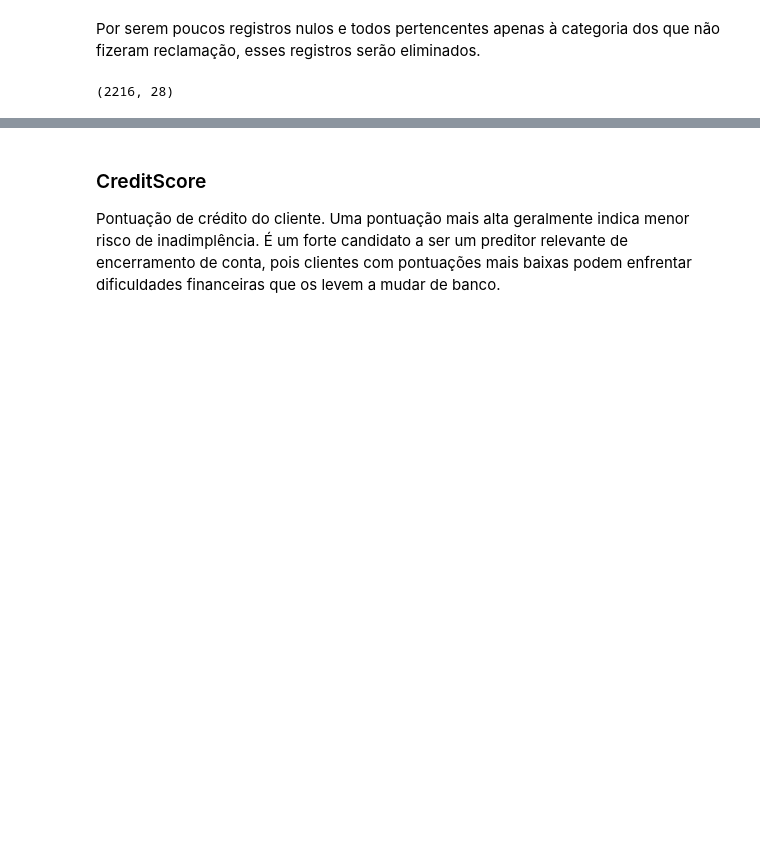
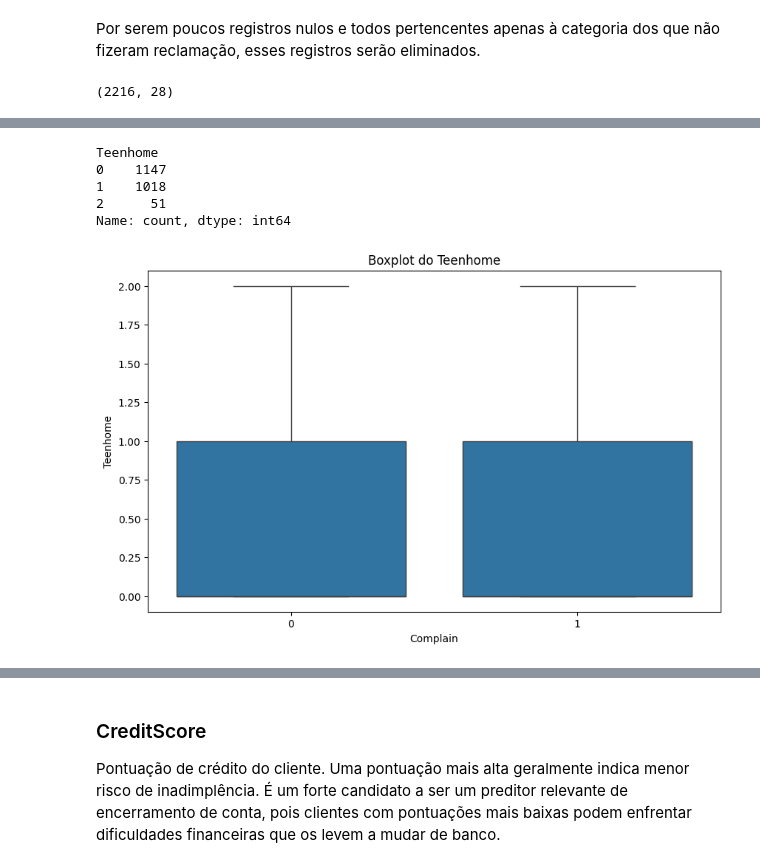
Before and after one commit to fernandosola/202501_aedi_as, a Jupyter notebook: notebooks/analises.ipynb, the cells around one changed output, grey strips where cells are left out. Cells and saved outputs as stored; diff of their text form; code cells hidden in the pictures; blank space fills up the shorter version.

```diff
--- a/notebooks/analises.ipynb
+++ b/notebooks/analises.ipynb
@@ -417,0 +457,17 @@ Número de crianças no domicílio do cliente.
+# %%
+df['Teenhome'].value_counts()
+# %% [output]
+Teenhome
+0    1147
+1    1018
+2      51
+Name: count, dtype: int64
+# %%
+# CreditScore x Exit
+
+plt.figure(figsize=(10,6))
+sns.boxplot(y='Teenhome', x='Complain', data=df)
+plt.title('Boxplot do Teenhome')
+plt.show()
+# %% [output]
+[figure, added]
```
Also changed, not shown: parts of 19 cells of this notebook.
